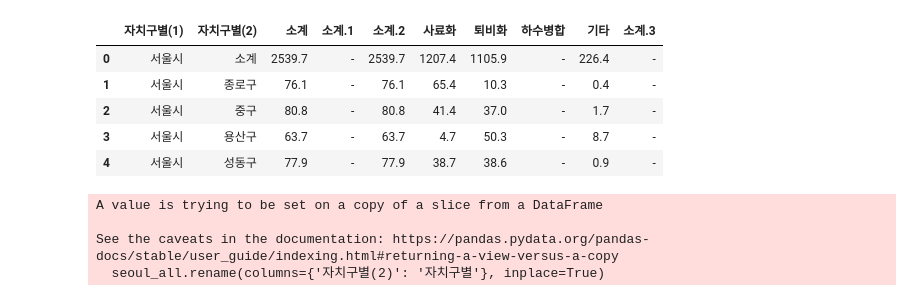
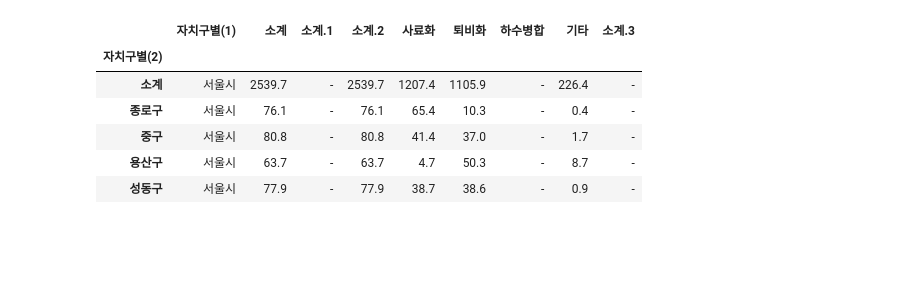
Before and after one commit to imnarin0316/project, a Jupyter notebook: seoul/seoul_graph.ipynb, the cells around one changed output. Saved outputs shown, nothing was run; the diff lists cells and outputs as text; code cells hidden in the pictures; blank space fills up the shorter version.

```diff
--- a/seoul/seoul_graph.ipynb
+++ b/seoul/seoul_graph.ipynb
@@ -7,23 +7,18 @@ import matplotlib.pyplot as plt
 # 서울시 음식물 처리량(자치구별 인구수에 대해 비율 나타내기), 배달 앱 이용 데이터, 1인가구 비율
 # %%
 food_garbage = './서울시_음식물쓰레기_통계.csv'
-fg = pd.read_csv(food_garbage, header=4, index_col=False)
+fg = pd.read_csv(food_garbage, header=4, index_col=1)
 fg.head()
 # %% [output]
-|  | 자치구별(1) | 자치구별(2) | 소계 | 소계.1 | 소계.2 | 사료화 | 퇴비화 | 하수병합 | 기타 | 소계.3 |
-| 0 | 서울시 | 소계 | 2539.7 | - | 2539.7 | 1207.4 | 1105.9 | - | 226.4 | - |
-| 1 | 서울시 | 종로구 | 76.1 | - | 76.1 | 65.4 | 10.3 | - | 0.4 | - |
-| 2 | 서울시 | 중구 | 80.8 | - | 80.8 | 41.4 | 37.0 | - | 1.7 | - |
-| 3 | 서울시 | 용산구 | 63.7 | - | 63.7 | 4.7 | 50.3 | - | 8.7 | - |
-| 4 | 서울시 | 성동구 | 77.9 | - | 77.9 | 38.7 | 38.6 | - | 0.9 | - |
+|  | 자치구별(1) | 소계 | 소계.1 | 소계.2 | 사료화 | 퇴비화 | 하수병합 | 기타 | 소계.3 |
+| 자치구별(2) |  |  |  |  |  |  |  |  |  |
+| 소계 | 서울시 | 2539.7 | - | 2539.7 | 1207.4 | 1105.9 | - | 226.4 | - |
+| 종로구 | 서울시 | 76.1 | - | 76.1 | 65.4 | 10.3 | - | 0.4 | - |
+| 중구 | 서울시 | 80.8 | - | 80.8 | 41.4 | 37.0 | - | 1.7 | - |
+| 용산구 | 서울시 | 63.7 | - | 63.7 | 4.7 | 50.3 | - | 8.7 | - |
+| 성동구 | 서울시 | 77.9 | - | 77.9 | 38.7 | 38.6 | - | 0.9 | - |
 # %%
-seoul_col = fg[['자치구별(2)','소계']]
+seoul_col = fg[['소계']]
 seoul_all = seoul_col.iloc[1:]
-seoul_all.rename(columns={'자치구별(2)': '자치구별'}, inplace=True)
-# %% [output]
-A value is trying to be set on a copy of a slice from a DataFrame
-
-See the caveats in the documentation: https://pandas.pydata.org/pandas-docs/stable/user_guide/indexing.html#returning-a-view-versus-a-copy
-  seoul_all.rename(columns={'자치구별(2)': '자치구별'}, inplace=True)
 # %%
 seoul_all.shape
```
Also changed, not shown: parts of 11 cells of this notebook, 1 other file.
